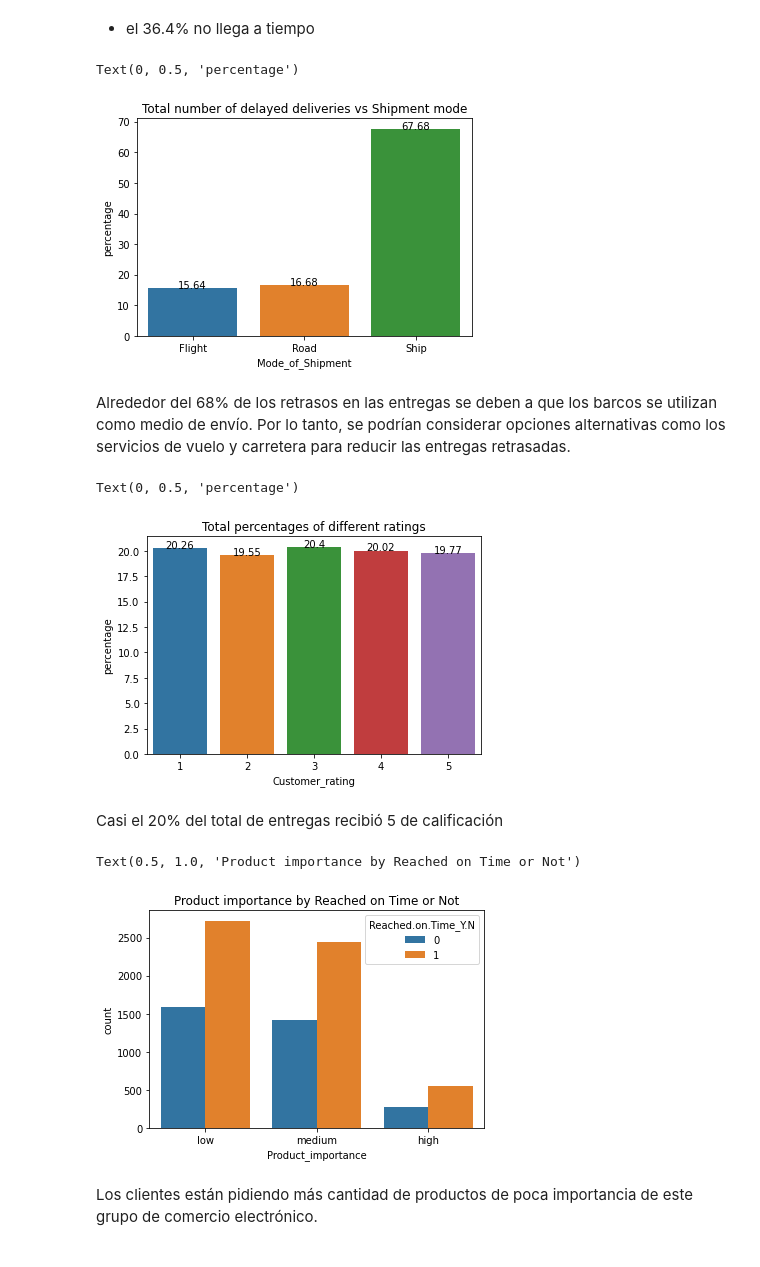
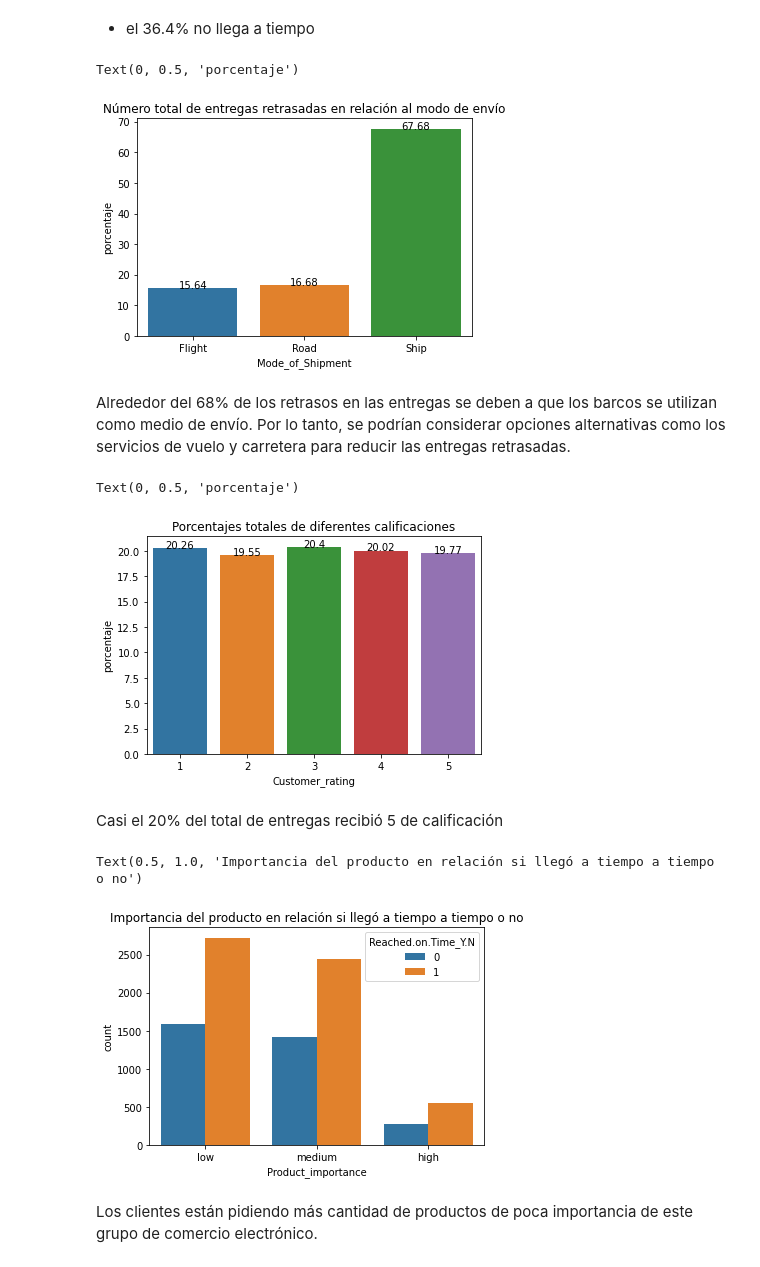
Before and after one commit to sergioarnold87/Datathon, a Jupyter notebook: Datathon_Sergio.ipynb, the cells around one changed output. Saved outputs shown, nothing was run; the diff lists cells and outputs as text; code cells hidden in the pictures.

```diff
--- a/Datathon_Sergio.ipynb
+++ b/Datathon_Sergio.ipynb
@@ -154,15 +154,15 @@ df_v1 = df[df['Reached.on.Time_Y.N']==0]
 # %%
 import seaborn as sns
 df_v2=pd.DataFrame((df_v1.groupby(['Mode_of_Shipment'])['ID'].count())/len(df_v1)*100)
 df_v2=df_v2.reset_index()
 visual=sns.barplot(x="Mode_of_Shipment", y="ID", data=df_v2 )
 for index, row in df_v2.iterrows():
     visual.text(row.name,row.ID, round(row.ID,2), color='black', ha="center")
-plt.title('Total number of delayed deliveries vs Shipment mode')
-plt.ylabel('percentage')
+plt.title('Número total de entregas retrasadas en relación al modo de envío')
+plt.ylabel('porcentaje')
 # %% [output]
-Text(0, 0.5, 'percentage')
+Text(0, 0.5, 'porcentaje')
-[figure, old version]
+[figure, new version]
 # %% [markdown]
 Alrededor del 68% de los retrasos en las entregas se deben a que los barcos se utilizan como medio de envío. Por lo tanto, se podrían considerar opciones alternativas como los servicios de vuelo y carretera para reducir las entregas retrasadas.
 # %%
@@ -171,19 +171,19 @@ data_v4=data_v4.reset_index()
 visual=sns.barplot(x="Customer_rating", y="ID", data=data_v4 )
 for index, row in data_v4.iterrows():
     visual.text(row.name,row.ID, round(row.ID,2), color='black', ha="center")
-plt.title('Total percentages of different ratings')
-plt.ylabel('percentage')
+plt.title('Porcentajes totales de diferentes calificaciones')
+plt.ylabel('porcentaje')
 # %% [output]
-Text(0, 0.5, 'percentage')
+Text(0, 0.5, 'porcentaje')
-[figure, old version]
+[figure, new version]
 # %% [markdown]
 Casi el 20% del total de entregas recibió 5 de calificación
 # %%
 sns.countplot(x = "Product_importance", data = df, hue="Reached.on.Time_Y.N")
-plt.title("Product importance by Reached on Time or Not")
+plt.title("Importancia del producto en relación si llegó a tiempo a tiempo o no")
 # %% [output]
-Text(0.5, 1.0, 'Product importance by Reached on Time or Not')
+Text(0.5, 1.0, 'Importancia del producto en relación si llegó a tiempo a tiempo o no')
-[figure, old version]
+[figure, new version]
 # %% [markdown]
 Los clientes están pidiendo más cantidad de productos de poca importancia de este grupo de comercio electrónico.
 # %%
```
Also changed, not shown: parts of 17 cells of this notebook.
